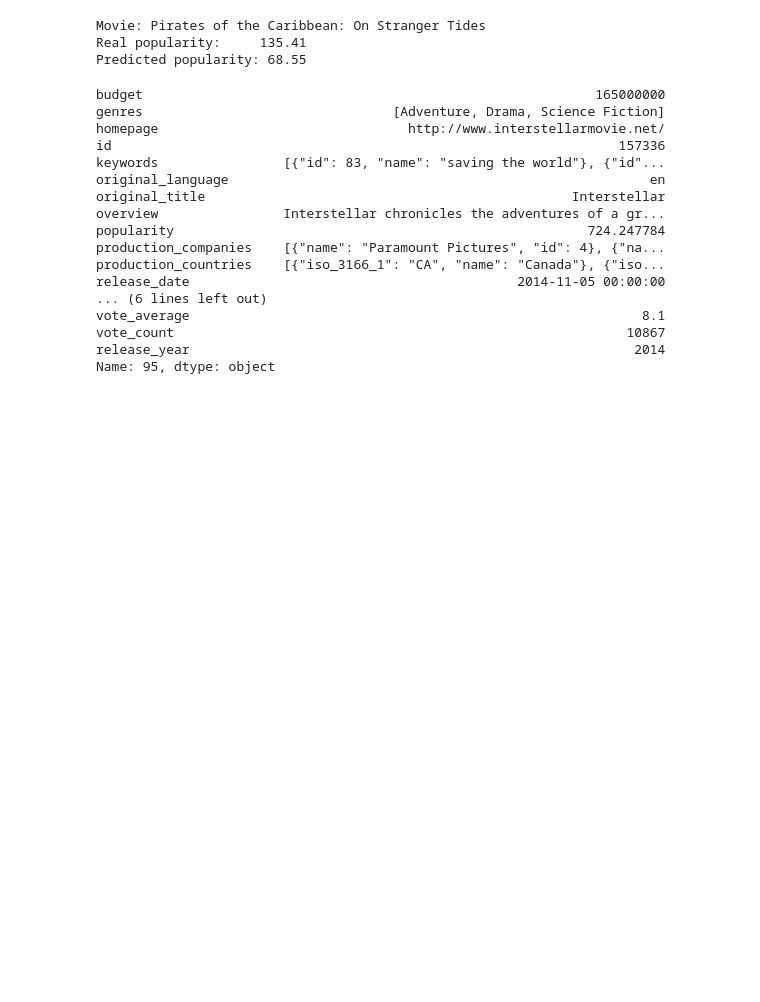
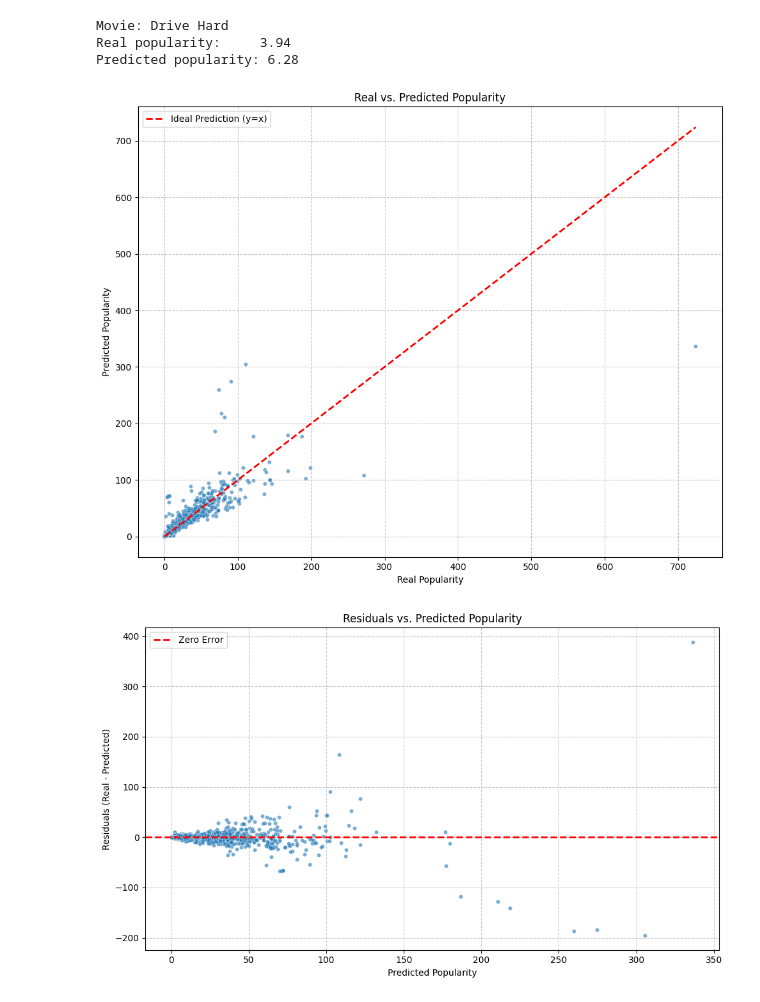
Before and after one commit to PauloDalsoto/imdb-serverless-etl, a Jupyter notebook: notebooks/predict_popularity.ipynb, the cells around one changed output. Cells and saved outputs as stored; diff of their text form; code cells hidden in the pictures; blank space fills up the shorter version.

```diff
--- a/notebooks/predict_popularity.ipynb
+++ b/notebooks/predict_popularity.ipynb
@@ -73,9 +125,9 @@ genre_df.head()
 | 4 | 1 | 1 | 0 | 0 | 0 | 0 | ... |
 # %%
 ohe = OneHotEncoder(handle_unknown='ignore', sparse_output=False)
-lang_ohe = ohe.fit_transform(df[['original_language']])
+lang_ohe = ohe.fit_transform(df_features[['original_language']])
 lang_cols = [f"lang_{cat}" for cat in ohe.categories_[0]]
-lang_df = pd.DataFrame(lang_ohe, columns=lang_cols, index=df.index)
+lang_df = pd.DataFrame(lang_ohe, columns=lang_cols, index=df_features.index)
 lang_df.head()
 # %% [output]
 |  | lang_af | lang_ar | lang_cn | lang_cs | lang_da | lang_de | lang_el | lang_en | lang_es | lang_fa | lang_fr | ... |
@@ -86,8 +138,8 @@ lang_df.head()
 | 4 | 0.0 | 0.0 | 0.0 | 0.0 | 0.0 | 0.0 | 0.0 | 1.0 | 0.0 | 0.0 | 0.0 | ... |
 # %%
 # Combina tudo
-X = pd.concat([num_df, genre_df, lang_df], axis=1).fillna(0)
-y = df['popularity'].fillna(0)
+X = pd.concat([num_df_features, genre_df, lang_df], axis=1).fillna(0)
+y = df_features['popularity'].fillna(0)
 X
 # %% [output]
 |  | runtime | vote_average | vote_count | release_year | genre_Action | genre_Adventure | genre_Animation | ... |
@@ -106,18 +161,20 @@ X
 # %%
 
-# 4) Split treino/teste
 X_train, X_test, y_train, y_test = train_test_split(X, y, test_size=0.3, random_state=42)
 
-# 5) Pipeline de escalonamento + modelo
 pipeline = Pipeline([
     ('scaler', StandardScaler()),
     ('regressor', RandomForestRegressor(n_estimators=200, random_state=42, max_depth=10))
 ])
 
-# 6) Treina
 pipeline.fit(X_train, y_train)
+y_pred_all = pipeline.predict(X_test)
 
-# 7) Avalia (opcional)
-print("R² treino:", pipeline.score(X_train, y_train))
-print("R² teste:", pipeline.score(X_test, y_test))
+mean_squared_error_value = mean_squared_error(y_test, pipeline.predict(X_test))
+
+
+print("Trainning:")
+print("RMSE:", np.sqrt(mean_squared_error_value))
+print("R² test:", pipeline.score(X_test, y_test))
+print("R² trainning:", pipeline.score(X_train, y_train))
 # %% [output]
@@ -126,38 +185,15 @@ R² teste: 0.7430361878609464
 # %%
-# Seleciona um índice aleatório do conjunto de teste
 random_idx = np.random.choice(X_test.index)
 X_sample = X_test.loc[random_idx].values.reshape(1, -1)
 y_real = y_test.loc[random_idx]
 
-# Faz a previsão
 y_pred = pipeline.predict(X_sample)[0]
 
-# print titlle do filme
 
-print(f"Movie: {df.loc[random_idx, 'title']}")
+print(f"Movie: {df_features.loc[random_idx, 'title']}")
 print(f"Real popularity:     {y_real:.2f}")
 print(f"Predicted popularity: {y_pred:.2f}")
 # %% [output]
-Movie: Pirates of the Caribbean: On Stranger Tides
-Real popularity:     135.41
-Predicted popularity: 68.55
+Movie: Drive Hard
+Real popularity:     3.94
+Predicted popularity: 6.28
-# %%
-df.loc[df['popularity'].idxmax()]
-# %% [output]
-budget                                                          165000000
-genres                                [Adventure, Drama, Science Fiction]
-homepage                                http://www.interstellarmovie.net/
-id                                                                 157336
-keywords                [{"id": 83, "name": "saving the world"}, {"id"...
-original_language                                                      en
-original_title                                               Interstellar
-overview                Interstellar chronicles the adventures of a gr...
-popularity                                                     724.247784
-production_companies    [{"name": "Paramount Pictures", "id": 4}, {"na...
-production_countries    [{"iso_3166_1": "CA", "name": "Canada"}, {"iso...
-release_date                                          2014-11-05 00:00:00
-... (6 lines left out)
-vote_average                                                          8.1
-vote_count                                                          10867
-release_year                                                         2014
-Name: 95, dtype: object
@@ -203,0 +200,26 @@ new_predictions = predict_popularity_on_new_csv('data/new_movies.csv', pipeline,
+# %%
+plt.figure(figsize=(10, 8))
+sns.scatterplot(x=y_test, y=y_pred_all, alpha=0.6, s=20)
+plt.plot([y_test.min(), y_test.max()], [y_test.min(), y_test.max()], 'r--', lw=2, label='Ideal Prediction (y=x)')
+plt.title('Real vs. Predicted Popularity')
+plt.xlabel('Real Popularity')
+plt.ylabel('Predicted Popularity')
+plt.grid(True, linestyle='--', alpha=0.7)
+plt.legend()
+plt.tight_layout()
+plt.show()
+
+residuals = y_test - y_pred_all
+plt.figure(figsize=(10, 6))
+sns.scatterplot(x=y_pred_all, y=residuals, alpha=0.6, s=20)
+plt.axhline(y=0, color='r', linestyle='--', lw=2, label='Zero Error')
+plt.title('Residuals vs. Predicted Popularity')
+plt.xlabel('Predicted Popularity')
+plt.ylabel('Residuals (Real - Predicted)')
+plt.grid(True, linestyle='--', alpha=0.7)
+plt.legend()
+plt.tight_layout()
+plt.show()
+# %% [output]
+[figure, added]
+[figure, added]
```
Also changed, not shown: parts of 20 cells of this notebook, 1 other file.
